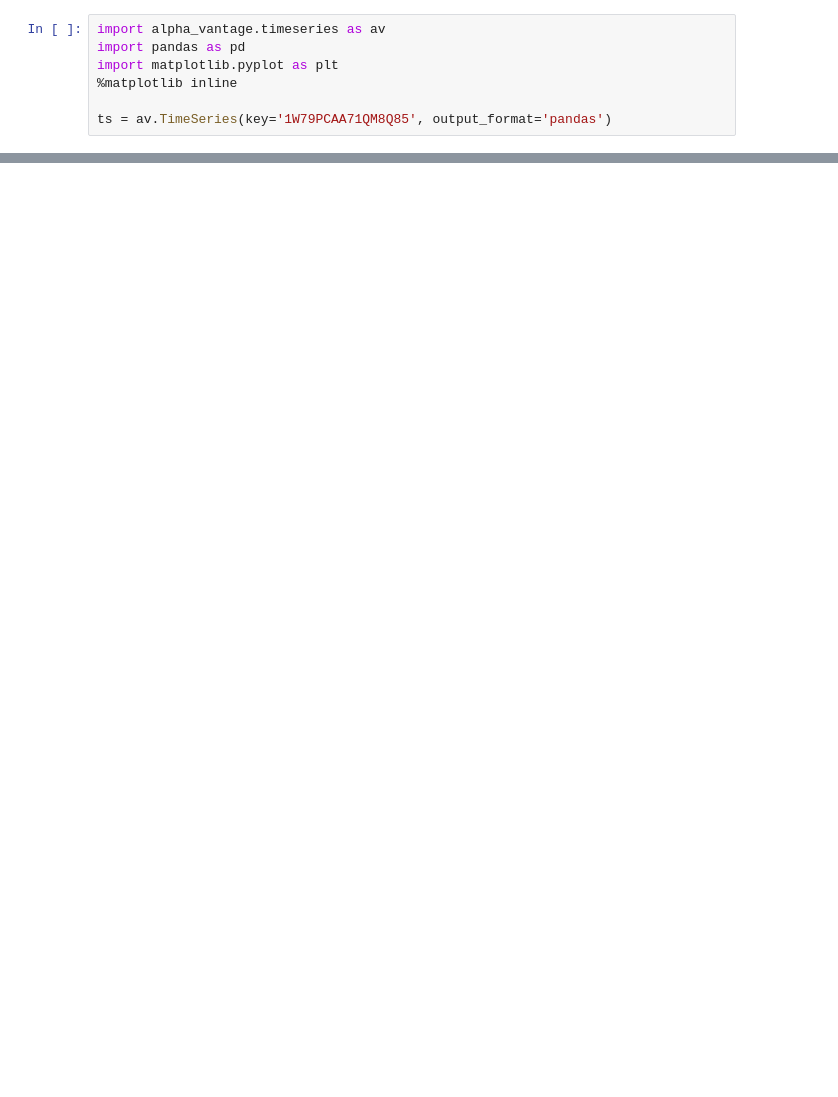
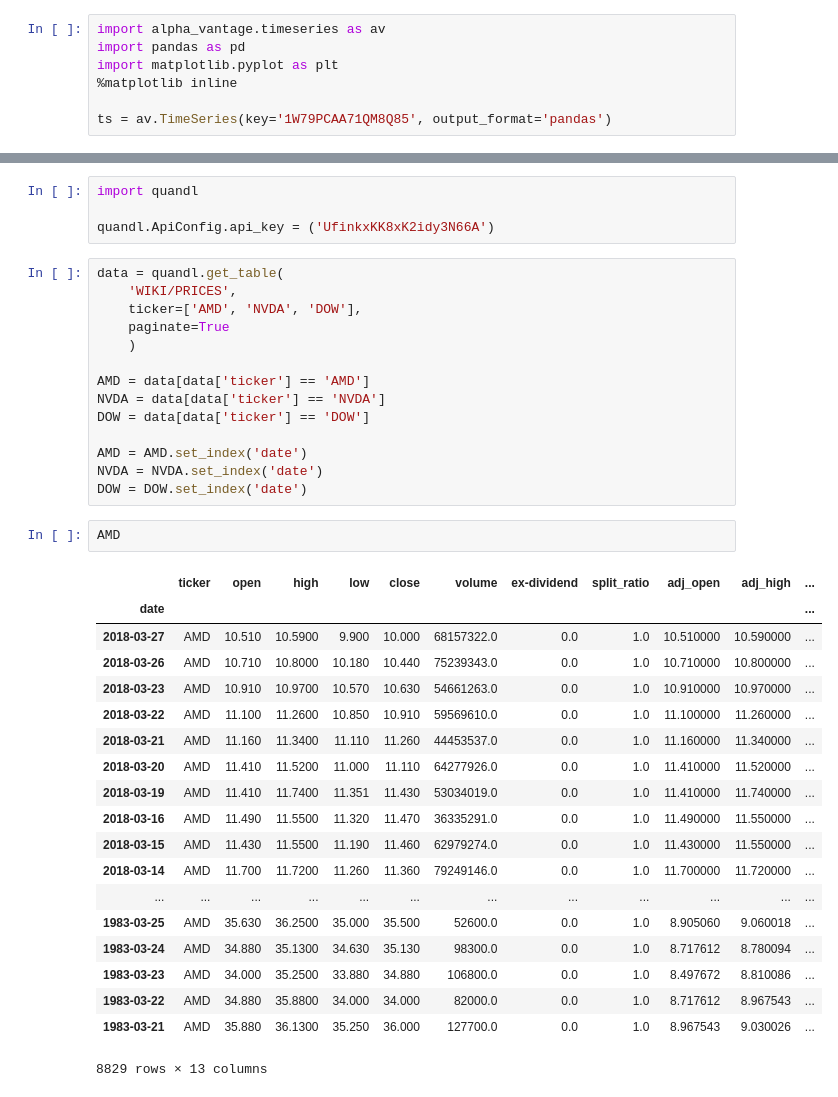
Before and after one commit to max-farver/Stock_Market_Project, a Jupyter notebook: alpha_vantage_testing.ipynb, the cells around one changed output, grey strips where cells are left out. Saved outputs shown, nothing was run; the diff lists cells and outputs as text; blank space fills up the shorter version.

Commit message:
Realized quandl will need to be used in conjunction with alpha vantage

```diff
--- a/alpha_vantage_testing.ipynb
+++ b/alpha_vantage_testing.ipynb
@@ -45,0 +51,40 @@ meta_data
+# %%
+import quandl
+
+quandl.ApiConfig.api_key = ('UfinkxKK8xK2idy3N66A')
+# %%
+data = quandl.get_table(
+    'WIKI/PRICES',
+    ticker=['AMD', 'NVDA', 'DOW'],
+    paginate=True
+    )
+
+AMD = data[data['ticker'] == 'AMD']
+NVDA = data[data['ticker'] == 'NVDA']
+DOW = data[data['ticker'] == 'DOW']
+
+AMD = AMD.set_index('date')
+NVDA = NVDA.set_index('date')
+DOW = DOW.set_index('date')
+# %%
+AMD
+# %% [output]
+|  | ticker | open | high | low | close | volume | ex-dividend | split_ratio | adj_open | adj_high | ... |
+| date |  |  |  |  |  |  |  |  |  |  | ... |
+| 2018-03-27 | AMD | 10.510 | 10.5900 | 9.900 | 10.000 | 68157322.0 | 0.0 | 1.0 | 10.510000 | 10.590000 | ... |
+| 2018-03-26 | AMD | 10.710 | 10.8000 | 10.180 | 10.440 | 75239343.0 | 0.0 | 1.0 | 10.710000 | 10.800000 | ... |
+| 2018-03-23 | AMD | 10.910 | 10.9700 | 10.570 | 10.630 | 54661263.0 | 0.0 | 1.0 | 10.910000 | 10.970000 | ... |
+| 2018-03-22 | AMD | 11.100 | 11.2600 | 10.850 | 10.910 | 59569610.0 | 0.0 | 1.0 | 11.100000 | 11.260000 | ... |
+| 2018-03-21 | AMD | 11.160 | 11.3400 | 11.110 | 11.260 | 44453537.0 | 0.0 | 1.0 | 11.160000 | 11.340000 | ... |
+| 2018-03-20 | AMD | 11.410 | 11.5200 | 11.000 | 11.110 | 64277926.0 | 0.0 | 1.0 | 11.410000 | 11.520000 | ... |
+| 2018-03-19 | AMD | 11.410 | 11.7400 | 11.351 | 11.430 | 53034019.0 | 0.0 | 1.0 | 11.410000 | 11.740000 | ... |
+| 2018-03-16 | AMD | 11.490 | 11.5500 | 11.320 | 11.470 | 36335291.0 | 0.0 | 1.0 | 11.490000 | 11.550000 | ... |
+| 2018-03-15 | AMD | 11.430 | 11.5500 | 11.190 | 11.460 | 62979274.0 | 0.0 | 1.0 | 11.430000 | 11.550000 | ... |
+| 2018-03-14 | AMD | 11.700 | 11.7200 | 11.260 | 11.360 | 79249146.0 | 0.0 | 1.0 | 11.700000 | 11.720000 | ... |
+| ... | ... | ... | ... | ... | ... | ... | ... | ... | ... | ... | ... |
+| 1983-03-25 | AMD | 35.630 | 36.2500 | 35.000 | 35.500 | 52600.0 | 0.0 | 1.0 | 8.905060 | 9.060018 | ... |
+| 1983-03-24 | AMD | 34.880 | 35.1300 | 34.630 | 35.130 | 98300.0 | 0.0 | 1.0 | 8.717612 | 8.780094 | ... |
+| 1983-03-23 | AMD | 34.000 | 35.2500 | 33.880 | 34.880 | 106800.0 | 0.0 | 1.0 | 8.497672 | 8.810086 | ... |
+| 1983-03-22 | AMD | 34.880 | 35.8800 | 34.000 | 34.000 | 82000.0 | 0.0 | 1.0 | 8.717612 | 8.967543 | ... |
+| 1983-03-21 | AMD | 35.880 | 36.1300 | 35.250 | 36.000 | 127700.0 | 0.0 | 1.0 | 8.967543 | 9.030026 | ... |
+8829 rows × 13 columns
```
Also changed, not shown: parts of 6 cells of this notebook, 3 other files.
